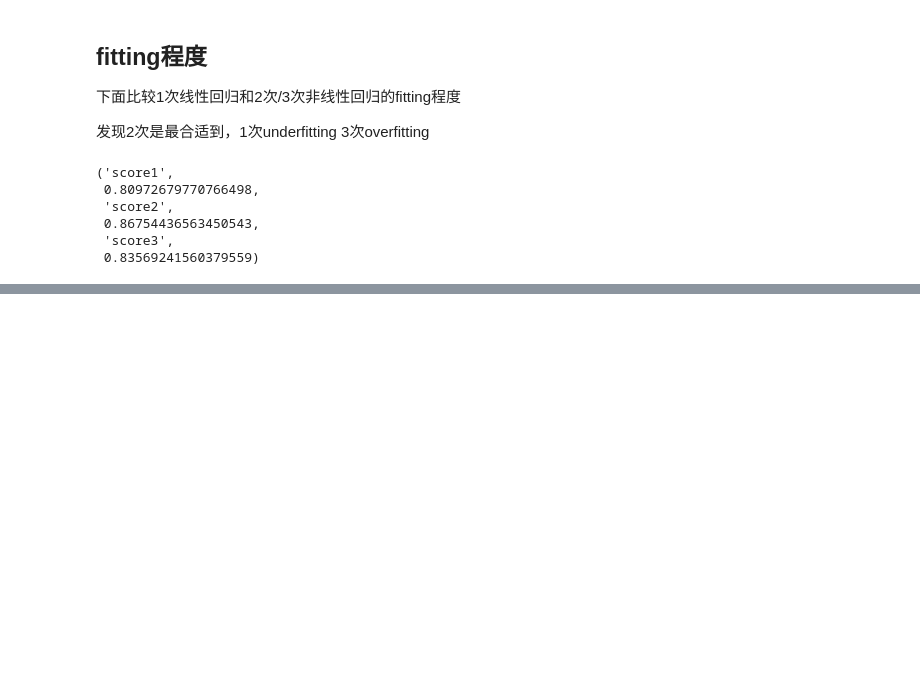
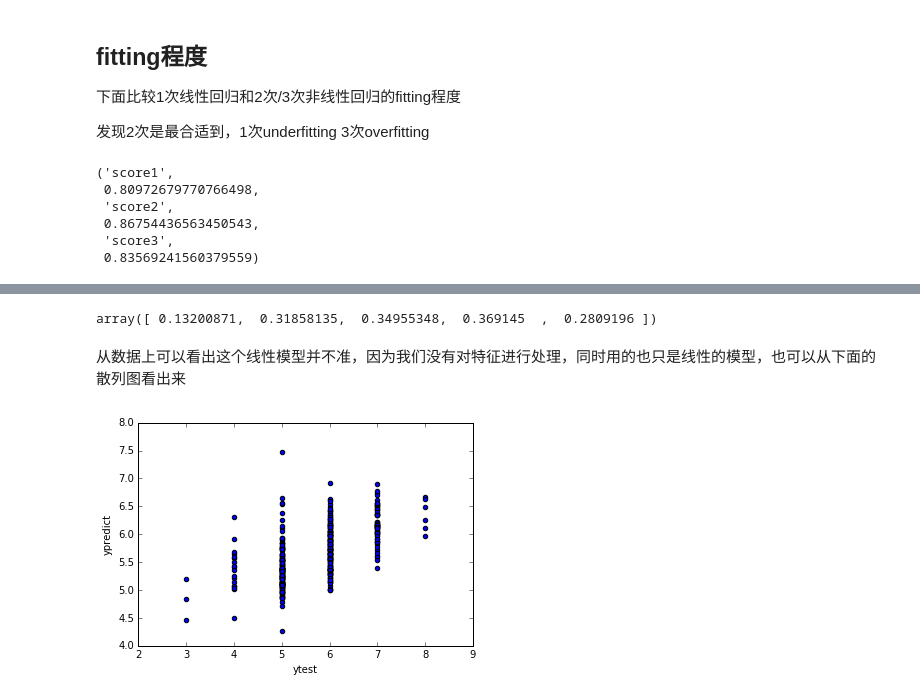
Before and after one commit to DragonFive/sklearn_ml, a Jupyter notebook: linear_regression.ipynb, the cells around one changed output, grey strips where cells are left out. Cells and saved outputs as stored; diff of their text form; code cells hidden in the pictures; blank space fills up the shorter version.

```diff
--- a/linear_regression.ipynb
+++ b/linear_regression.ipynb
@@ -234,0 +336,18 @@ score3 = tri_regress.score(tri_feature.transform(X_test),y_test)
+# %%
+import pandas as pd
+from sklearn.linear_model import LinearRegression
+from sklearn.cross_validation import train_test_split # 交叉验证模块里面的数据分割
+
+df = pd.read_csv('winequality-red.csv',sep=';')
+x = df[list(df.columns)[:-1]] # 取出除了最后一列外的列切片
+y = df['quality']
+# 下面开始手动划分训练样本和测试样本
+xtrain,xtest,ytrain,ytest = train_test_split(x,y)
+
+linregress = LinearRegression()
+linregress.fit(xtrain,ytrain)
+
+ytestPredict = linregress.predict(xtest)
+
+# 计算测试R方
+linregress.score(xtest,ytest)
@@ -234,0 +361,14 @@ score3 = tri_regress.score(tri_feature.transform(X_test),y_test)
+# %%
+from sklearn.cross_validation import cross_val_score
+cross_val_score(linregress,x,y,cv=5)
+# %% [output]
+array([ 0.13200871,  0.31858135,  0.34955348,  0.369145  ,  0.2809196 ])
+# %% [markdown]
+从数据上可以看出这个线性模型并不准，因为我们没有对特征进行处理，同时用的也只是线性的模型，也可以从下面的散列图看出来
+# %%
+plt.scatter(ytest,ytestPredict)
+plt.xlabel('ytest')
+plt.ylabel('ypredict')
+plt.show()
+# %% [output]
+[figure, added]
```
Also changed, not shown: parts of 13 cells of this notebook, 1 other file.
